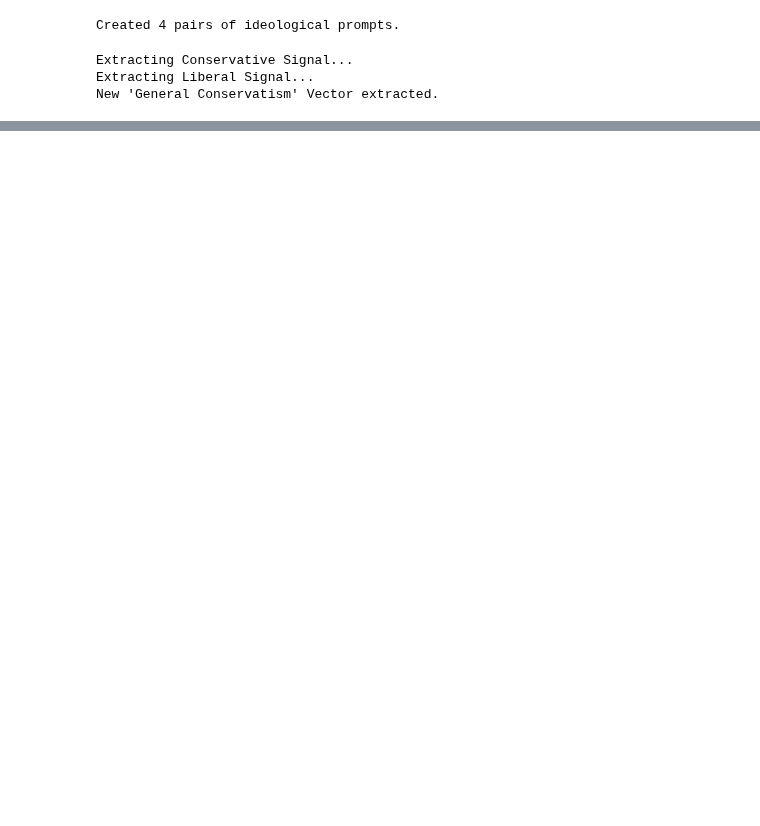
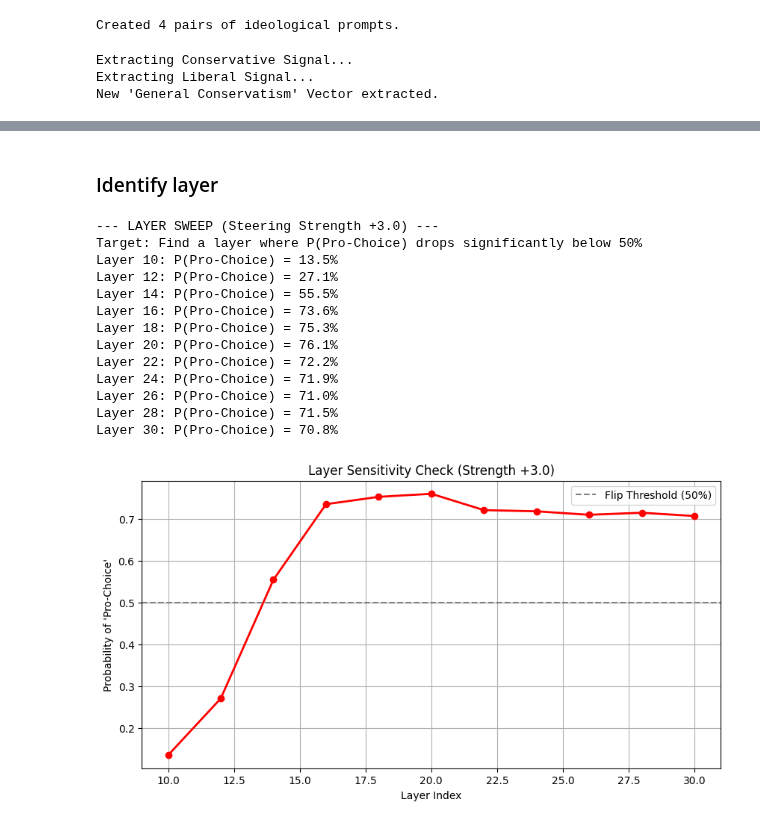
Before and after one commit to yilmajung/belief_and_llms_v0, a Jupyter notebook: 2_simulate_steering_vectors.ipynb, the cells around one changed output, grey strips where cells are left out. Cells and saved outputs as stored; diff of their text form; code cells hidden in the pictures; blank space fills up the shorter version.

```diff
--- a/2_simulate_steering_vectors.ipynb
+++ b/2_simulate_steering_vectors.ipynb
@@ -519,0 +572,66 @@ Strength +3.0 -> P(Pro-Choice): 69.4% | P(Pro-Life): 30.6%
+# %% [markdown]
+### Identify layer
+# %%
+import torch
+import matplotlib.pyplot as plt
+
+# Define layers to test (Scanning from middle to late)
+# Llama-3-8B has 32 layers.
+# Concepts usually live in 12-28.
+test_layers = [10, 12, 14, 16, 18, 20, 22, 24, 26, 28, 30]
+
+# We will test just the Extreme Case (+3.0 Strength)
+# Goal: Find the layer where P(Pro-Choice) drops the most.
+steering_strength = 3.0
+results_by_layer = []
+
+print(f"--- LAYER SWEEP (Steering Strength +{steering_strength}) ---")
+print("Target: Find a layer where P(Pro-Choice) drops significantly below 50%")
+
+for layer in test_layers:
+    # 1. Re-extract vector for THIS specific layer
+    # (Vectors are layer-specific! You cannot use a Layer 16 vector on Layer 24)
+
+    # Extract Rep/Dem means for this layer
+    mean_rep = get_mean_embedding(rep_ideology_prompts, layer)
+    mean_dem = get_mean_embedding(dem_ideology_prompts, layer)
+
+    # Create Vector
+    layer_vector = mean_rep - mean_dem
+    layer_vector = layer_vector / torch.norm(layer_vector)
+
+    # Fix: Move the layer_vector to the model's device and dtype
+    layer_vector = layer_vector.to(model.device).to(model.dtype)
+
+    # 2. Test Steering
+    # We want to make it REPUBLICAN, so we expect Pro-Choice to DROP.
+    prob_choice = get_choice_prob(probe_prompt, layer_vector, steering_strength, layer)
+
+    print(f"Layer {layer}: P(Pro-Choice) = {prob_choice:.1%}")
+    results_by_layer.append(prob_choice)
+
+# Plot
+plt.figure(figsize=(10, 5))
+plt.plot(test_layers, results_by_layer, marker='o', linewidth=2, color='red')
+plt.axhline(0.5, color='gray', linestyle='--', label="Flip Threshold (50%)")
+plt.title(f"Layer Sensitivity Check (Strength +{steering_strength})")
+plt.xlabel("Layer Index")
+plt.ylabel("Probability of 'Pro-Choice'")
+plt.legend()
+plt.grid(True)
+plt.show()
+# %% [output]
+--- LAYER SWEEP (Steering Strength +3.0) ---
+Target: Find a layer where P(Pro-Choice) drops significantly below 50%
+Layer 10: P(Pro-Choice) = 13.5%
+Layer 12: P(Pro-Choice) = 27.1%
+Layer 14: P(Pro-Choice) = 55.5%
+Layer 16: P(Pro-Choice) = 73.6%
+Layer 18: P(Pro-Choice) = 75.3%
+Layer 20: P(Pro-Choice) = 76.1%
+Layer 22: P(Pro-Choice) = 72.2%
+Layer 24: P(Pro-Choice) = 71.9%
+Layer 26: P(Pro-Choice) = 71.0%
+Layer 28: P(Pro-Choice) = 71.5%
+Layer 30: P(Pro-Choice) = 70.8%
+[figure, added]
```
Also changed, not shown: parts of 9 cells of this notebook.
